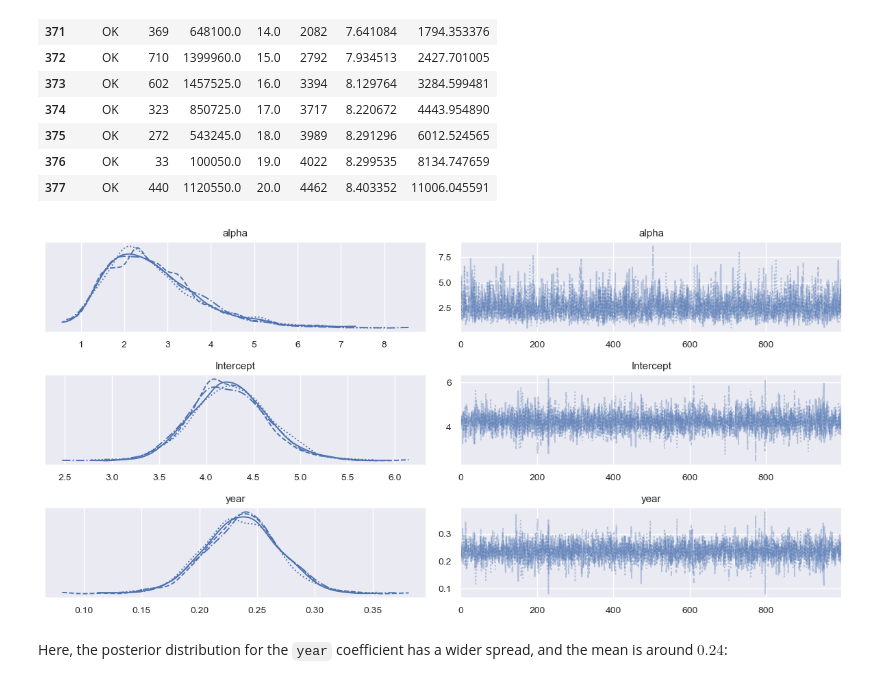
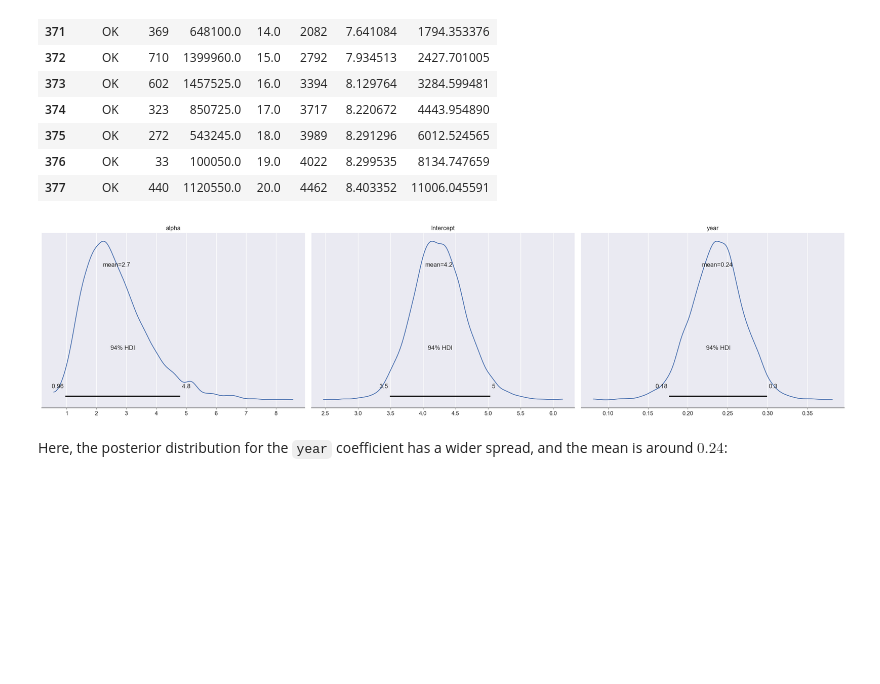
Before and after one commit to ds-102/ds-102-book, a Jupyter notebook: ds-102-book/content/chapters/03/03_glms.ipynb, the cells around one changed output. Cells and saved outputs as stored; diff of their text form; code cells hidden in the pictures; blank space fills up the shorter version.

```diff
--- a/ds-102-book/content/chapters/03/03_glms.ipynb
+++ b/ds-102-book/content/chapters/03/03_glms.ipynb
@@ -360,10 +360,10 @@ ok_turbines
 | 376 | OK | 33 | 100050.0 | 19.0 | 4022 | 8.299535 | 8134.747659 |
 | 377 | OK | 440 | 1120550.0 | 20.0 | 4462 | 8.403352 | 11006.045591 |
 # %%
-az.plot_trace(negbin_trace)
+az.plot_posterior(negbin_trace)
 plt.tight_layout()
 # %% [output]
-[figure, old version]
+[figure, new version]
 # %% [markdown]
 Here, the posterior distribution for the `year` coefficient has a wider spread, and the mean is around $0.24$:
 # %%
```
Also changed, not shown: parts of 8 cells of this notebook, 1 other file.
